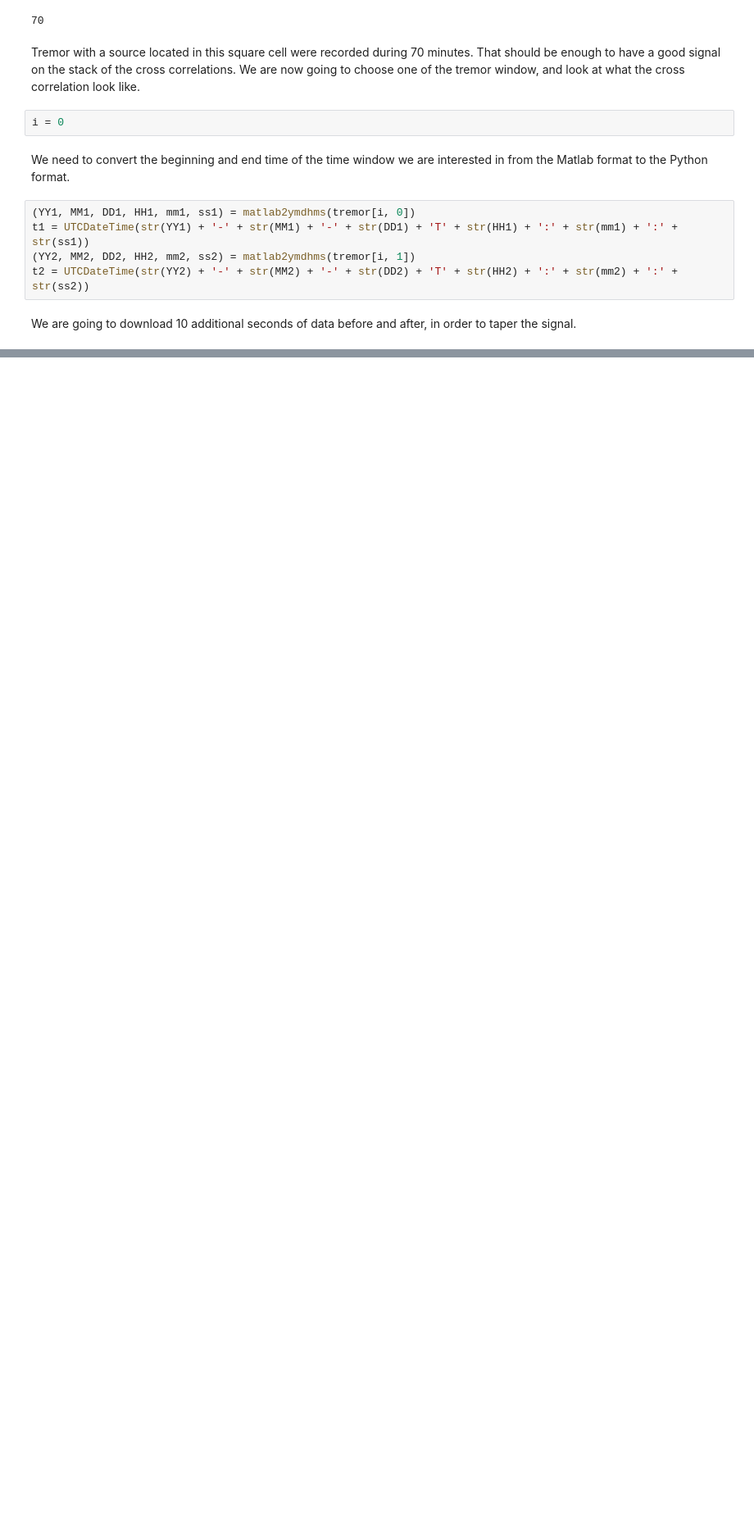
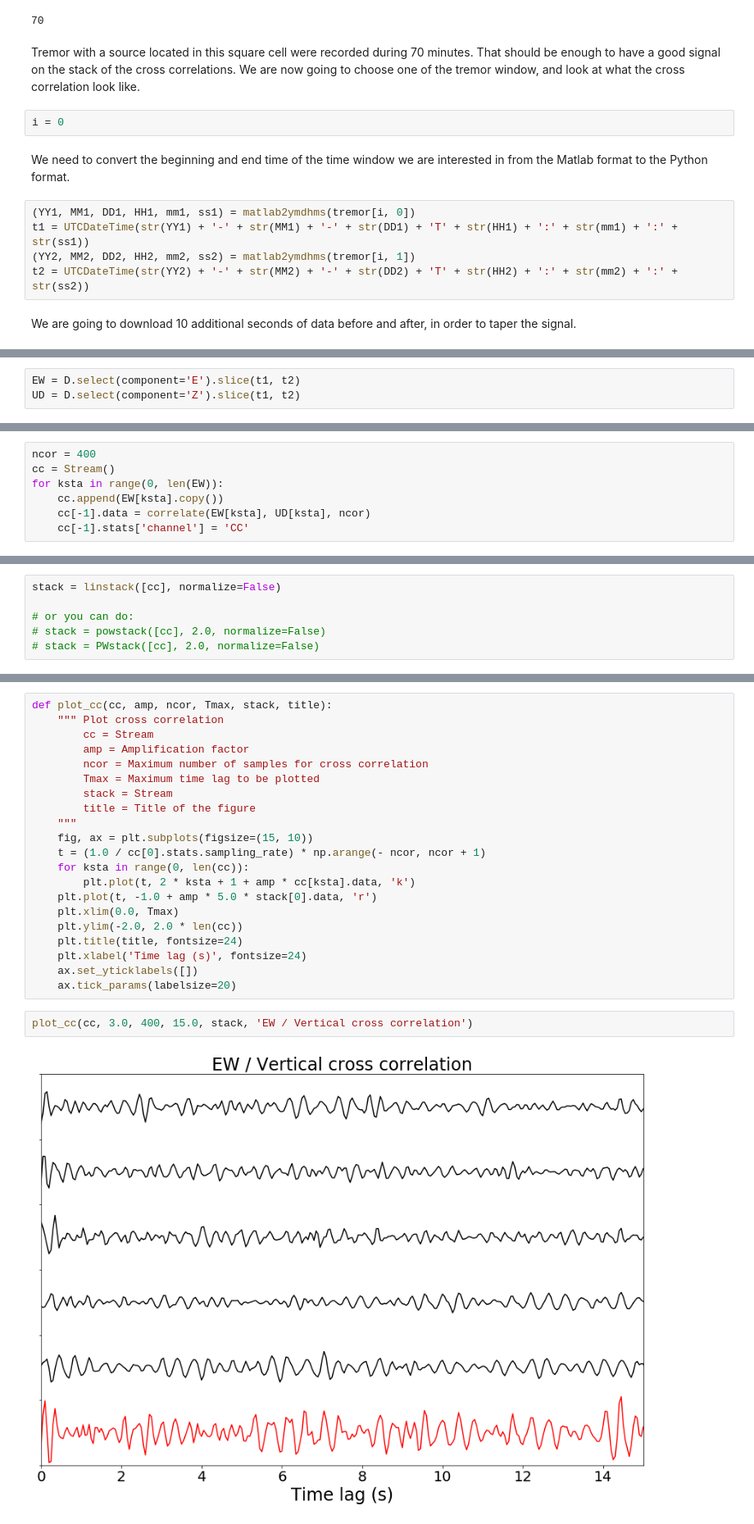
Before and after one commit to ArianeDucellier/ETSscripts, a Jupyter notebook: notebooks/demo_stack_ccorr_tremor.ipynb, the cells around one changed output, grey strips where cells are left out. Shown at 82% size. Saved outputs shown, nothing was run; the diff lists cells and outputs as text; blank space fills up the shorter version.

Commit message:
Work on second notebook on tremor stack

```diff
--- a/notebooks/demo_stack_ccorr_tremor.ipynb
+++ b/notebooks/demo_stack_ccorr_tremor.ipynb
@@ -85,0 +156,3 @@ Tend = t2 - 10.0
+# %%
+EW = D.select(component='E').slice(t1, t2)
+UD = D.select(component='Z').slice(t1, t2)
@@ -85,0 +161,7 @@ Tend = t2 - 10.0
+# %%
+ncor = 400
+cc = Stream()
+for ksta in range(0, len(EW)):
+    cc.append(EW[ksta].copy())
+    cc[-1].data = correlate(EW[ksta], UD[ksta], ncor)
+    cc[-1].stats['channel'] = 'CC'
@@ -85,0 +170,6 @@ Tend = t2 - 10.0
+# %%
+stack = linstack([cc], normalize=False)
+
+# or you can do:
+# stack = powstack([cc], 2.0, normalize=False)
+# stack = PWstack([cc], 2.0, normalize=False)
@@ -85,0 +178,25 @@ Tend = t2 - 10.0
+# %%
+def plot_cc(cc, amp, ncor, Tmax, stack, title):
+    """ Plot cross correlation
+        cc = Stream
+        amp = Amplification factor
+        ncor = Maximum number of samples for cross correlation
+        Tmax = Maximum time lag to be plotted
+        stack = Stream
+        title = Title of the figure
+    """
+    fig, ax = plt.subplots(figsize=(15, 10))
+    t = (1.0 / cc[0].stats.sampling_rate) * np.arange(- ncor, ncor + 1)
+    for ksta in range(0, len(cc)):
+        plt.plot(t, 2 * ksta + 1 + amp * cc[ksta].data, 'k')
+    plt.plot(t, -1.0 + amp * 5.0 * stack[0].data, 'r')
+    plt.xlim(0.0, Tmax)
+    plt.ylim(-2.0, 2.0 * len(cc))
+    plt.title(title, fontsize=24)
+    plt.xlabel('Time lag (s)', fontsize=24)
+    ax.set_yticklabels([])
+    ax.tick_params(labelsize=20)
+# %%
+plot_cc(cc, 3.0, 400, 15.0, stack, 'EW / Vertical cross correlation')
+# %% [output]
+[figure, added]
```
Also changed, not shown: parts of 14 cells of this notebook, 2 other files.
